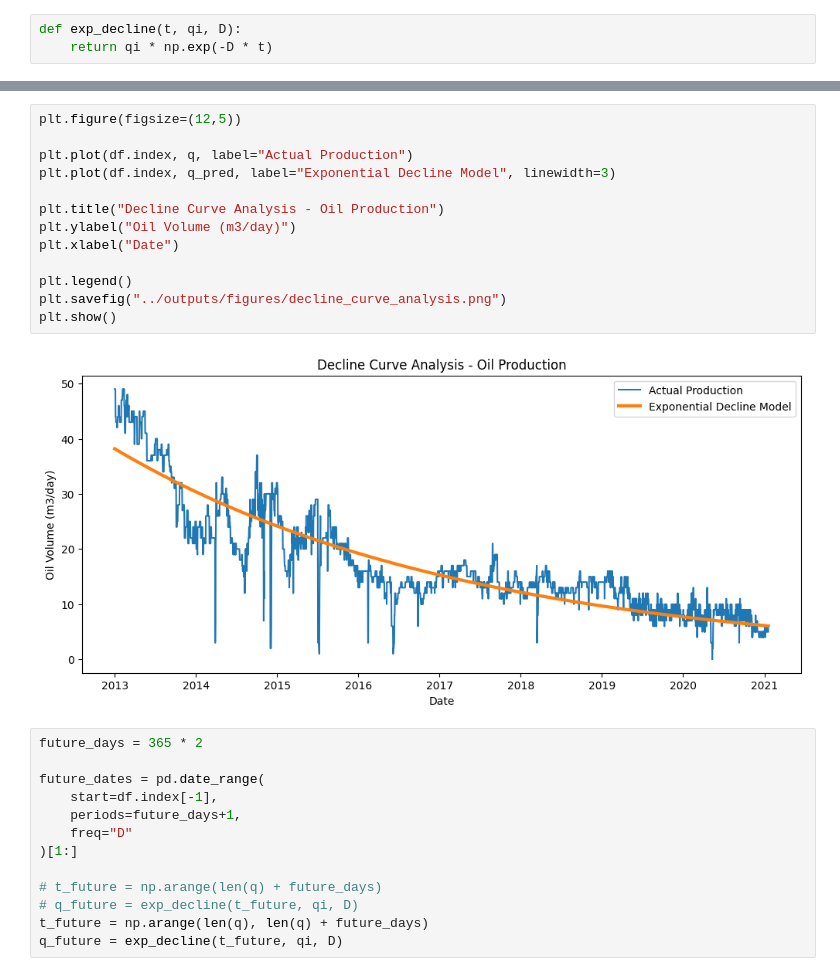
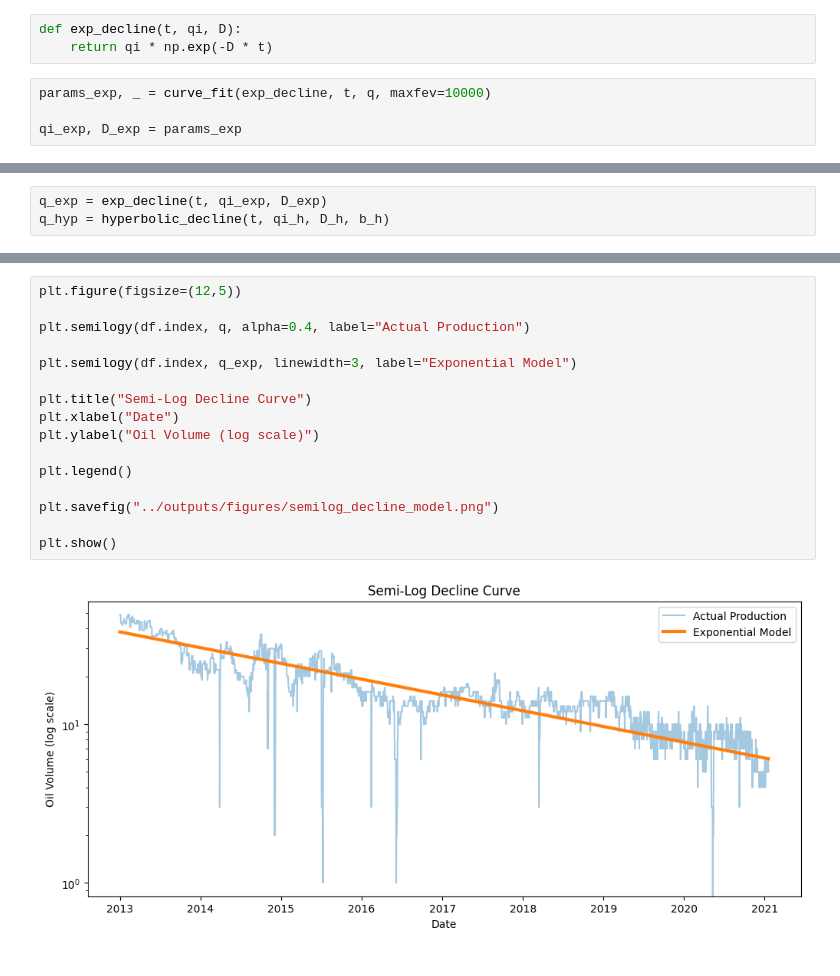
Before and after one commit to Jofregf/oil-well-production-analysis, a Jupyter notebook: notebooks/04_decline_curve_analysis.ipynb, the cells around one changed output, grey strips where cells are left out. Drawn from its saved outputs; the diff is of its cells as text.

```diff
--- a/notebooks/04_decline_curve_analysis.ipynb
+++ b/notebooks/04_decline_curve_analysis.ipynb
@@ -22,3 +31,7 @@ df.head()
 # %%
 def exp_decline(t, qi, D):
     return qi * np.exp(-D * t)
+# %%
+params_exp, _ = curve_fit(exp_decline, t, q, maxfev=10000)
+
+qi_exp, D_exp = params_exp
@@ -24,0 +58,3 @@ def exp_decline(t, qi, D):
+# %%
+q_exp = exp_decline(t, qi_exp, D_exp)
+q_hyp = hyperbolic_decline(t, qi_h, D_h, b_h)
@@ -40,28 +269,18 @@ q_pred = exp_decline(t, qi, D)
 # %%
 plt.figure(figsize=(12,5))
 
-plt.plot(df.index, q, label="Actual Production")
-plt.plot(df.index, q_pred, label="Exponential Decline Model", linewidth=3)
+plt.semilogy(df.index, q, alpha=0.4, label="Actual Production")
 
-plt.title("Decline Curve Analysis - Oil Production")
-plt.ylabel("Oil Volume (m3/day)")
+plt.semilogy(df.index, q_exp, linewidth=3, label="Exponential Model")
+
+plt.title("Semi-Log Decline Curve")
 plt.xlabel("Date")
+plt.ylabel("Oil Volume (log scale)")
 
 plt.legend()
-plt.savefig("../outputs/figures/decline_curve_analysis.png")
+
+plt.savefig("../outputs/figures/semilog_decline_model.png")
+
 plt.show()
 # %% [output]
-[figure, old version]
+[figure, new version]
-# %%
-future_days = 365 * 2
-
-future_dates = pd.date_range(
-    start=df.index[-1],
-    periods=future_days+1,
-    freq="D"
-)[1:]
-
-# t_future = np.arange(len(q) + future_days)
-# q_future = exp_decline(t_future, qi, D)
-t_future = np.arange(len(q), len(q) + future_days)
-q_future = exp_decline(t_future, qi, D)
```
Also changed, not shown: parts of 32 cells of this notebook, 7 other files.
